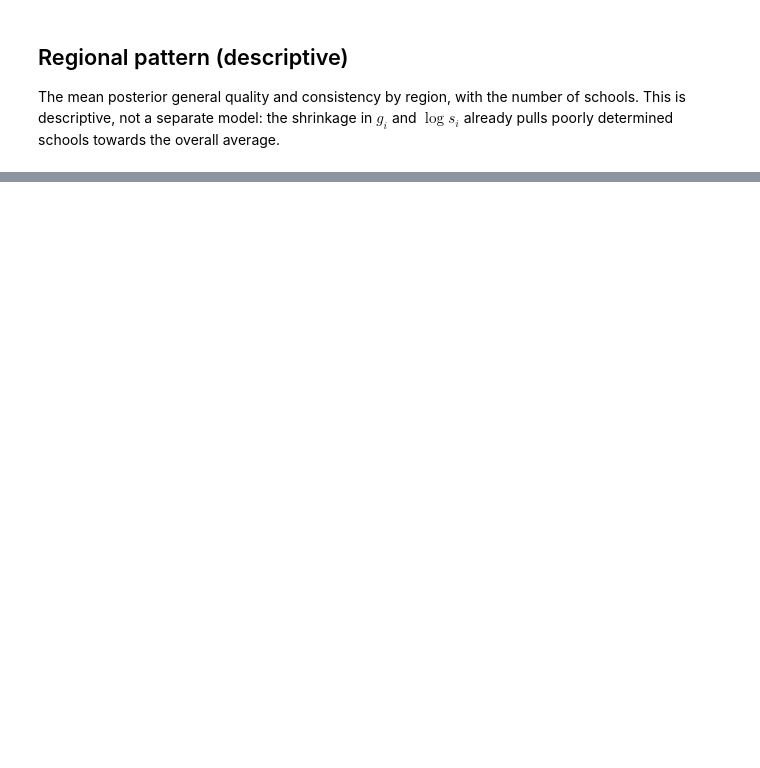
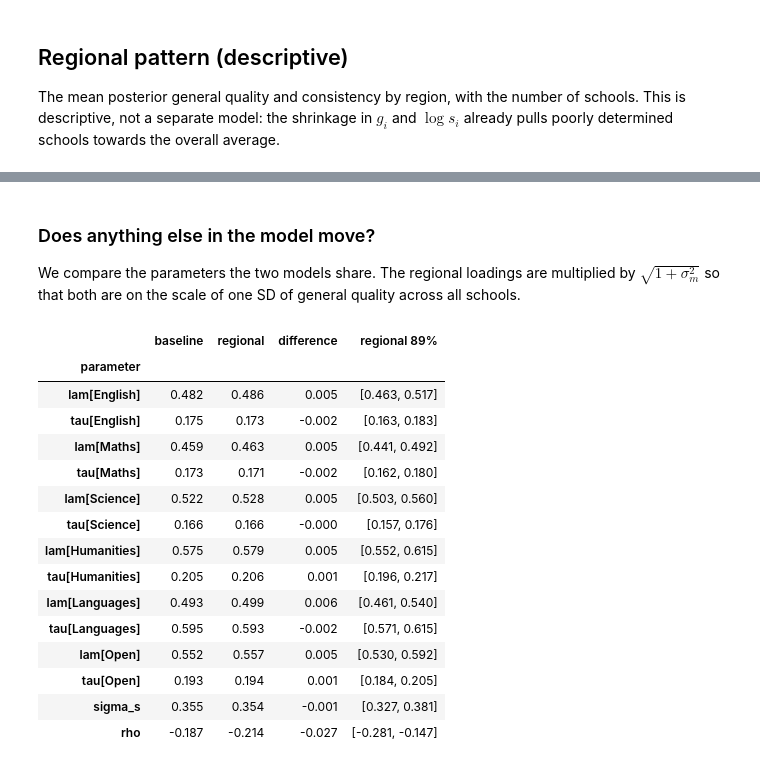
Before and after one commit to cormach/bayesian-learning, a Jupyter notebook: schools-analysis/gcse-school-quality.ipynb, the cells around one changed output, grey strips where cells are left out. Cells and saved outputs as stored; diff of their text form; code cells hidden in the pictures; blank space fills up the shorter version.

```diff
--- a/schools-analysis/gcse-school-quality.ipynb
+++ b/schools-analysis/gcse-school-quality.ipynb
@@ -350,0 +475,23 @@ plt.show()
+# %%
+region_series = raw.drop_duplicates("URN").set_index("URN")["RGN24NM"].reindex(urns)
+regions = list(region_series.value_counts().index)
+reg_idx = region_series.map({r: k for k, r in enumerate(regions)}).fillna(len(regions)).astype(int).to_numpy()
+print(f"{(reg_idx == len(regions)).sum()} schools without a region (given the national average)")
+
+with pm.Model(coords={"element": elements, "region": regions}) as regional_model:
+    mu = pm.Normal("mu", 0, 1, dims="element")
+    lam = pm.HalfNormal("lam", 1, dims="element")
+    tau = pm.HalfNormal("tau", 0.5, dims="element")
+    sigma_m = pm.HalfNormal("sigma_m", 0.5)
+    m = pm.ZeroSumNormal("m", sigma=sigma_m, dims="region")
+    sigma_c = pm.HalfNormal("sigma_c", 0.2)
+    c = pm.ZeroSumNormal("c", sigma=sigma_c, dims="region")
+    m_all = pt.concatenate([m, pt.zeros(1)])   # last entry: schools with no region
+    c_all = pt.concatenate([c, pt.zeros(1)])
+    g = pm.Normal("g", m_all[reg_idx], 1, shape=n_schools)
+    sigma_s = pm.HalfNormal("sigma_s", 0.5)
+    rho = pm.Deterministic("rho", 2 * pm.Beta("rho_raw", 2, 2) - 1)
+    w = pm.Normal("w", 0, 1, shape=n_schools)
+    log_s = pm.Deterministic("log_s", c_all[reg_idx] + sigma_s * (rho * (g - m_all[reg_idx]) + pt.sqrt(1 - rho**2) * w))
+    pm.Normal("x_obs", mu=mu[e_idx] + lam[e_idx] * g[s_idx],
+              sigma=pt.sqrt((tau[e_idx] * pt.exp(log_s[s_idx]))**2 + x_se**2), observed=x_obs)
@@ -350,0 +572,38 @@ plt.show()
+# %% [markdown]
+### Does anything else in the model move?
+
+We compare the parameters the two models share. The regional loadings are multiplied by $\sqrt{1+\sigma_m^2}$ so that both are on the scale of one SD of general quality across all schools.
+# %%
+scale_r = np.sqrt(1 + sigma_m_d**2)
+rows = []
+for e in elements:
+    lam_b = post["lam"].sel(element=e).to_numpy().ravel()
+    lam_r = post_r["lam"].sel(element=e).to_numpy().ravel() * scale_r
+    tau_b = post["tau"].sel(element=e).to_numpy().ravel()
+    tau_r = post_r["tau"].sel(element=e).to_numpy().ravel()
+    rows.append({"parameter": f"lam[{e}]", "baseline": lam_b.mean(), "regional": lam_r.mean(), "difference": lam_r.mean() - lam_b.mean(),
+                 "regional 89%": f"[{np.percentile(lam_r, 5.5):.3f}, {np.percentile(lam_r, 94.5):.3f}]"})
+    rows.append({"parameter": f"tau[{e}]", "baseline": tau_b.mean(), "regional": tau_r.mean(), "difference": tau_r.mean() - tau_b.mean(),
+                 "regional 89%": f"[{np.percentile(tau_r, 5.5):.3f}, {np.percentile(tau_r, 94.5):.3f}]"})
+for name in ["sigma_s", "rho"]:
+    b, r_ = post[name].to_numpy().ravel(), post_r[name].to_numpy().ravel()
+    rows.append({"parameter": name, "baseline": b.mean(), "regional": r_.mean(), "difference": r_.mean() - b.mean(),
+                 "regional 89%": f"[{np.percentile(r_, 5.5):.3f}, {np.percentile(r_, 94.5):.3f}]"})
+pd.DataFrame(rows).set_index("parameter").round(3)
+# %% [output]
+|  | baseline | regional | difference | regional 89% |
+| parameter |  |  |  |  |
+| lam[English] | 0.482 | 0.486 | 0.005 | [0.463, 0.517] |
+| tau[English] | 0.175 | 0.173 | -0.002 | [0.163, 0.183] |
+| lam[Maths] | 0.459 | 0.463 | 0.005 | [0.441, 0.492] |
+| tau[Maths] | 0.173 | 0.171 | -0.002 | [0.162, 0.180] |
+| lam[Science] | 0.522 | 0.528 | 0.005 | [0.503, 0.560] |
+| tau[Science] | 0.166 | 0.166 | -0.000 | [0.157, 0.176] |
+| lam[Humanities] | 0.575 | 0.579 | 0.005 | [0.552, 0.615] |
+| tau[Humanities] | 0.205 | 0.206 | 0.001 | [0.196, 0.217] |
+| lam[Languages] | 0.493 | 0.499 | 0.006 | [0.461, 0.540] |
+| tau[Languages] | 0.595 | 0.593 | -0.002 | [0.571, 0.615] |
+| lam[Open] | 0.552 | 0.557 | 0.005 | [0.530, 0.592] |
+| tau[Open] | 0.193 | 0.194 | 0.001 | [0.184, 0.205] |
+| sigma_s | 0.355 | 0.354 | -0.001 | [0.327, 0.381] |
+| rho | -0.187 | -0.214 | -0.027 | [-0.281, -0.147] |
```
Also changed, not shown: parts of 38 cells of this notebook, 17 other files.
